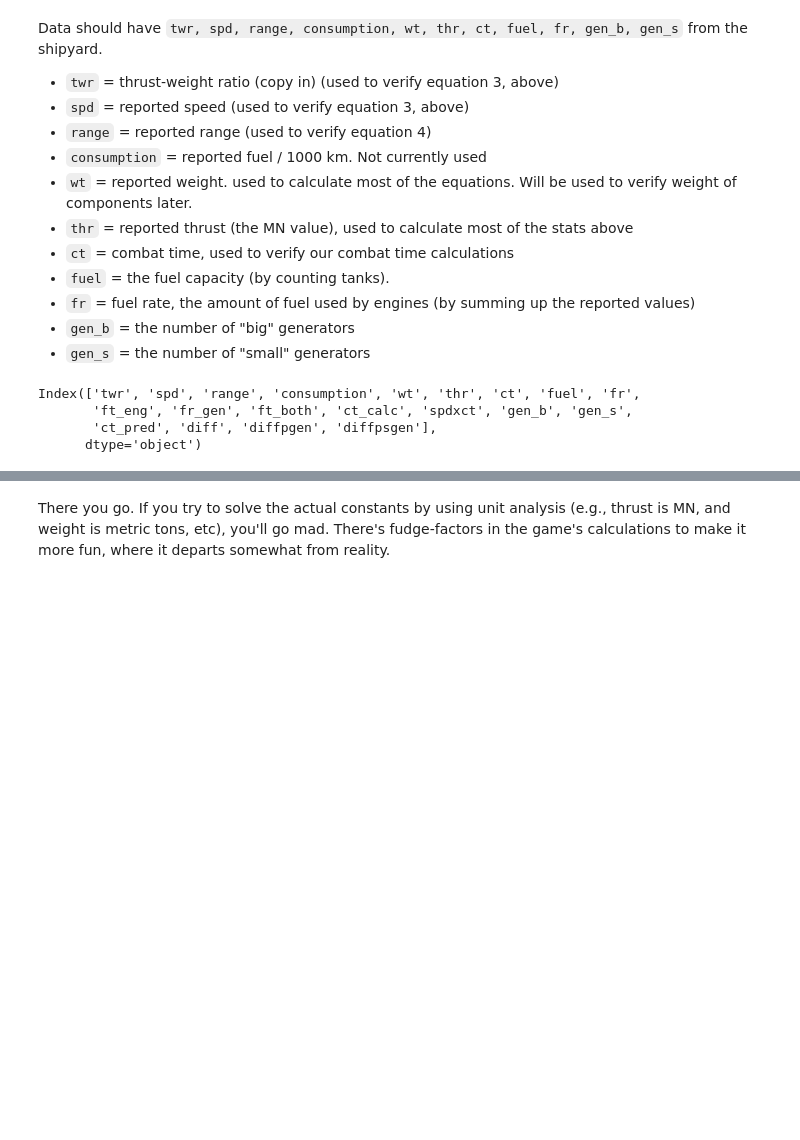
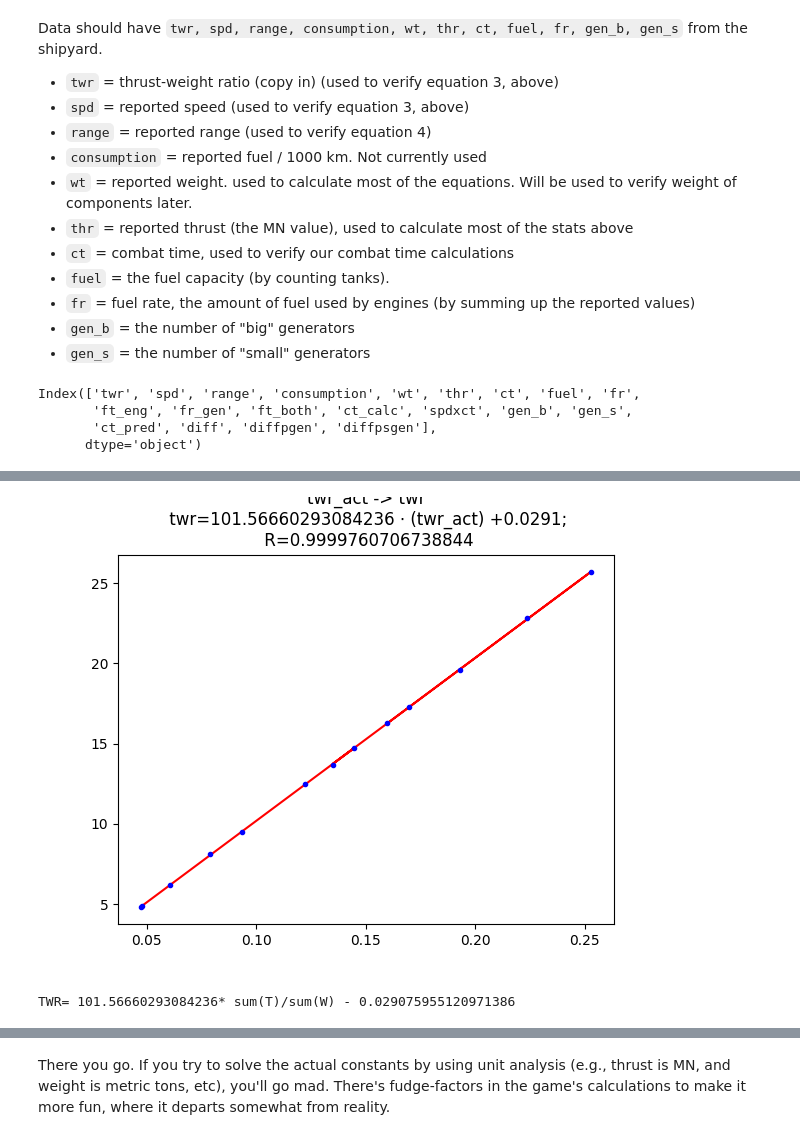
Before and after one commit to jodavaho/hf-study, a Jupyter notebook: Regression.ipynb, the cells around one changed output, grey strips where cells are left out. Cells and saved outputs as stored; diff of their text form; code cells hidden in the pictures; blank space fills up the shorter version.

```diff
--- a/Regression.ipynb
+++ b/Regression.ipynb
@@ -78,3 +84,13 @@ Speed = 9152.354477684103* sum(T)/sum(W) - 0.2587983672608516
+# %%
+# twr --> reported twr
+m,b,R = trendline(data,'twr_act','twr')
+print(f"TWR= {m[0][0]}* sum(T)/sum(W) - {b[0]}")
+
+TWR_CALC_TO_ACT_C = m[0][0]
+TWR_CALC_TO_ACT_B = b[0]
+# %% [output]
+[figure, added]
+TWR= 101.56660293084236* sum(T)/sum(W) - 0.029075955120971386
 # %%
 ## Let's just brute force it. Try various scalars for gen_b and gen_s.
 # Suppose ct = C* [fuel / (fr + a*gen_b + b*gen_s)]
```
Also changed, not shown: parts of 11 cells of this notebook.
